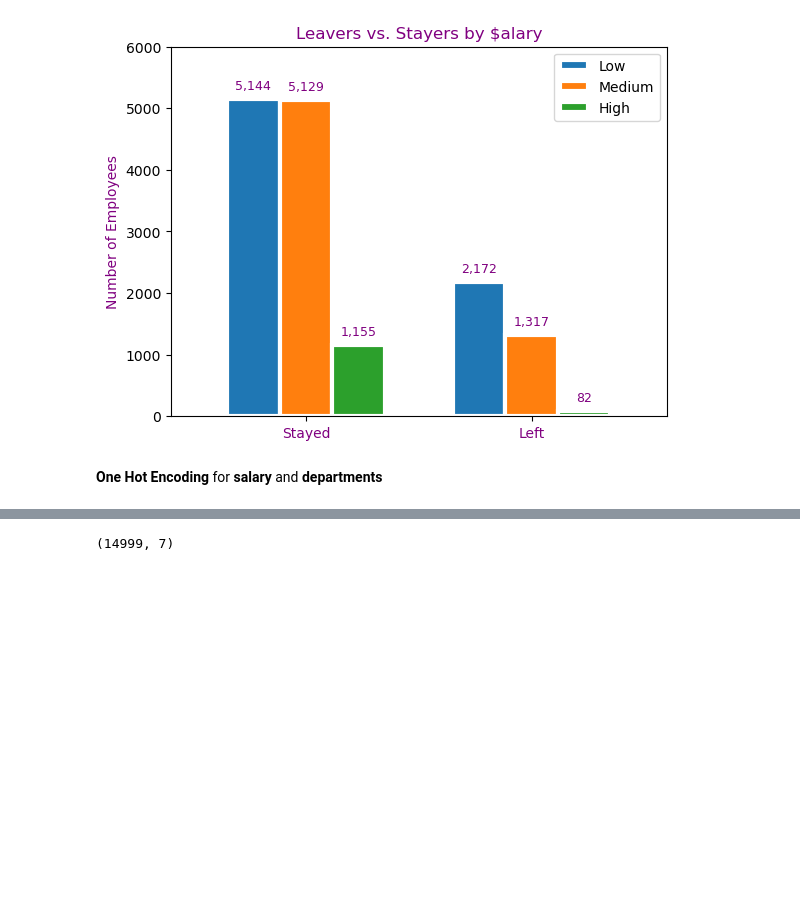
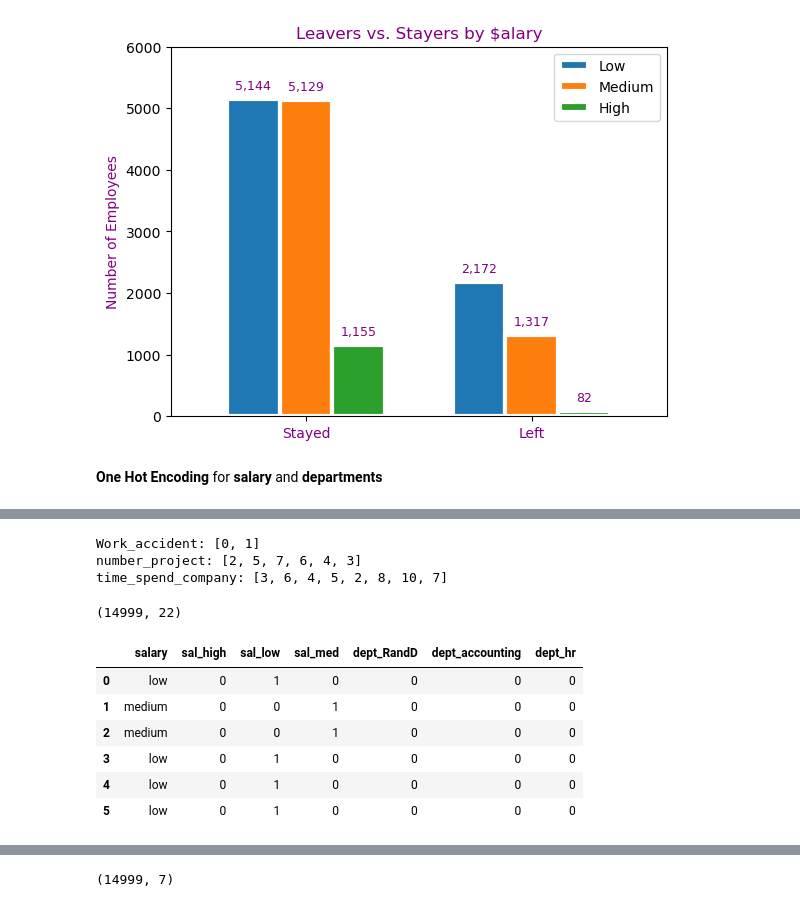
Before and after one commit to brianmccln/Python-Machine-Learning-TMobile-OCt-2025, a Jupyter notebook: __START/_ML_2.5_LogisticRegression_Predict_Employee_Retention_PROG2.ipynb, the cells around one changed output, grey strips where cells are left out. Drawn from its saved outputs; the diff is of its cells as text; code cells hidden in the pictures; blank space fills up the shorter version.

```diff
--- a/__START/_ML_2.5_LogisticRegression_Predict_Employee_Retention_PROG2.ipynb
+++ b/__START/_ML_2.5_LogisticRegression_Predict_Employee_Retention_PROG2.ipynb
@@ -663,4 +671,28 @@ hr_df.sample(10)
 10 rows × 22 columns
+# %%
+print('Work_accident:', hr_df['Work_accident'].unique().tolist())
+print('number_project:', hr_df['number_project'].unique().tolist())
+print('time_spend_company:', hr_df['time_spend_company'].unique().tolist())
+# %% [output]
+Work_accident: [0, 1]
+number_project: [2, 5, 7, 6, 4, 3]
+time_spend_company: [3, 6, 4, 5, 2, 8, 10, 7]
+# %%
+# add 'sal_' prefix to low, high, med salary col names in hr_df
+hr_df.rename(columns={'high':'sal_high','low':'sal_low','medium':'sal_med'},inplace=True)
+# %%
+# make sure the sal_ col name changes took effect:
+print(hr_df.shape) # (14999, 22)
+hr_df.loc[:5,'salary':'dept_hr']
+# %% [output]
+(14999, 22)
+|  | salary | sal_high | sal_low | sal_med | dept_RandD | dept_accounting | dept_hr |
+| 0 | low | 0 | 1 | 0 | 0 | 0 | 0 |
+| 1 | medium | 0 | 0 | 1 | 0 | 0 | 0 |
+| 2 | medium | 0 | 0 | 1 | 0 | 0 | 0 |
+| 3 | low | 0 | 1 | 0 | 0 | 0 | 0 |
+| 4 | low | 0 | 1 | 0 | 0 | 0 | 0 |
+| 5 | low | 0 | 1 | 0 | 0 | 0 | 0 |
 # %%
 # prepare X and y for model training
 # here are the cols we will use based on correlation w 'left'
```
Also changed, not shown: parts of 6 cells of this notebook.
